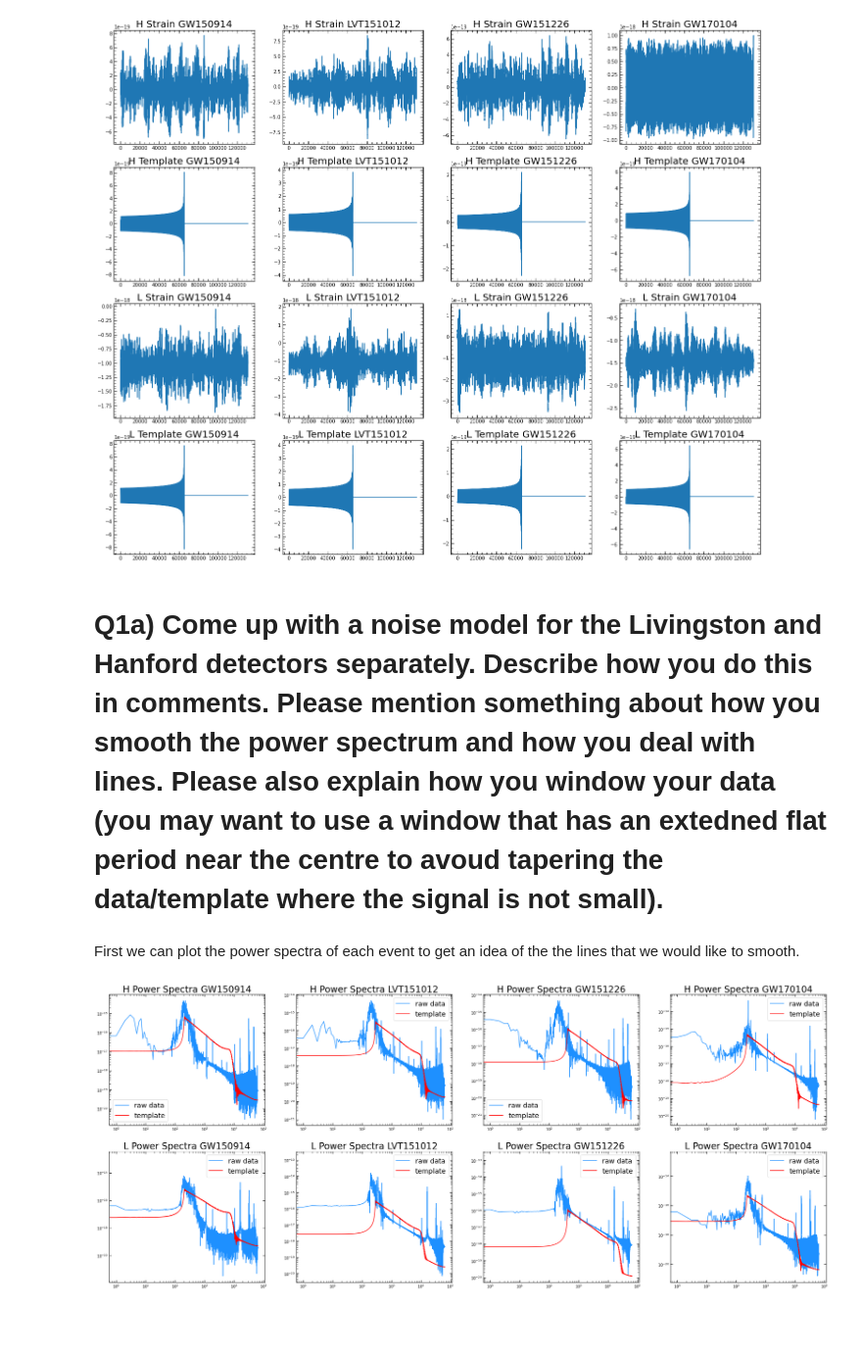
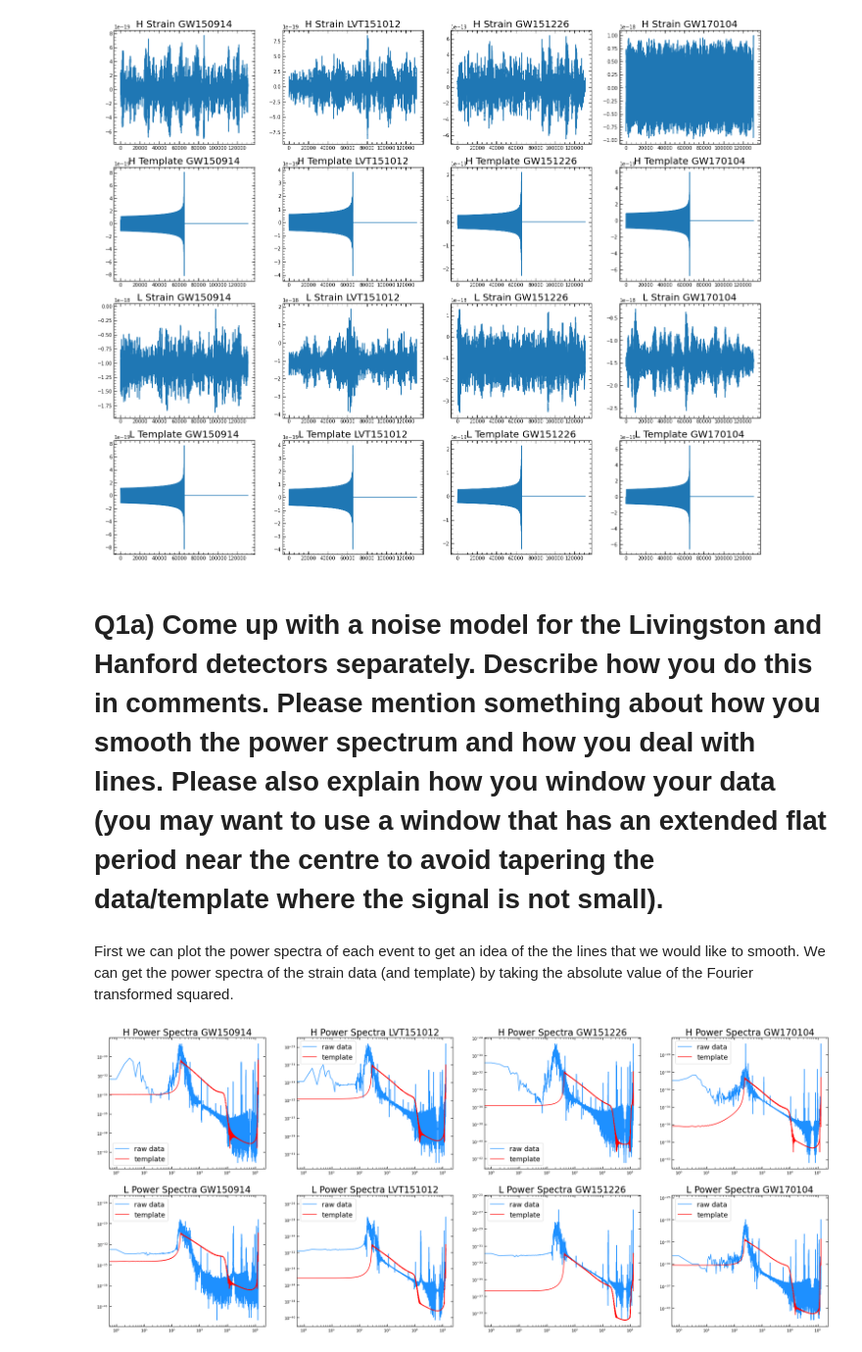
Before and after one commit to kenj19/PHYS512, a Jupyter notebook: PS6/ps6.ipynb, the cells around one changed output. Shown at 98% size. Drawn from its saved outputs; the diff is of its cells as text; code cells hidden in the pictures; blank space fills up the shorter version.

```diff
--- a/PS6/ps6.ipynb
+++ b/PS6/ps6.ipynb
@@ -86,21 +88,24 @@ for j in range(ncols):
 # %% [output]
 [figure]
 # %% [markdown]
-# Q1a) Come up with a noise model for the Livingston and Hanford detectors separately. Describe how you do this in comments. Please mention something about how you smooth the power spectrum and how you deal with lines. Please also explain how you window your data (you may want to use a window that has an extedned flat period near the centre to avoud tapering the data/template where the signal is not small).
+# Q1a) Come up with a noise model for the Livingston and Hanford detectors separately. Describe how you do this in comments. Please mention something about how you smooth the power spectrum and how you deal with lines. Please also explain how you window your data (you may want to use a window that has an extended flat period near the centre to avoid tapering the data/template where the signal is not small).
 # %% [markdown]
-First we can plot the power spectra of each event to get an idea of the the lines that we would like to smooth.
+First we can plot the power spectra of each event to get an idea of the the lines that we would like to smooth. We can get the power spectra of the strain data (and template) by taking the absolute value of the Fourier transformed squared.
+# %%
+def power_spec(data):
+    return np.abs(np.fft.fft(data))**2
 # %%
 nrows, ncols = 2,4
 fig,ax = plt.subplots(nrows,ncols, figsize=[34,14])
 
 for j in range(ncols):
-    ax[0,j].loglog(np.abs(np.fft.rfft(H1_data[j][0])), color='dodgerblue', label='raw data')
-    ax[0,j].loglog(np.abs(np.fft.rfft(H_templates[j])), color='red', label = 'template')
+    ax[0,j].loglog(power_spec(H1_data[j][0]), color='dodgerblue', label='raw data')
+    ax[0,j].loglog(power_spec(H_templates[j]), color='red', label = 'template')
     ax[0,j].legend(fontsize=18)
     ax[0,j].set_title('H Power Spectra '+str(list_events[j]), fontsize=24)
-    ax[1,j].loglog(np.abs(np.fft.rfft(L1_data[j][0])),color='dodgerblue', label='raw data')
-    ax[1,j].loglog(np.abs(np.fft.rfft(L_templates[j])),  color='red',label = 'template')
+    ax[1,j].loglog(power_spec(L1_data[j][0]),color='dodgerblue', label='raw data')
+    ax[1,j].loglog(power_spec(L_templates[j]),  color='red',label = 'template')
     ax[1,j].legend(fontsize=18)
     ax[1,j].set_title('L Power Spectra '+str(list_events[j]), fontsize=24)
 # %% [output]
-[figure, old version]
+[figure, new version]
```
Also changed, not shown: parts of 18 cells of this notebook.
